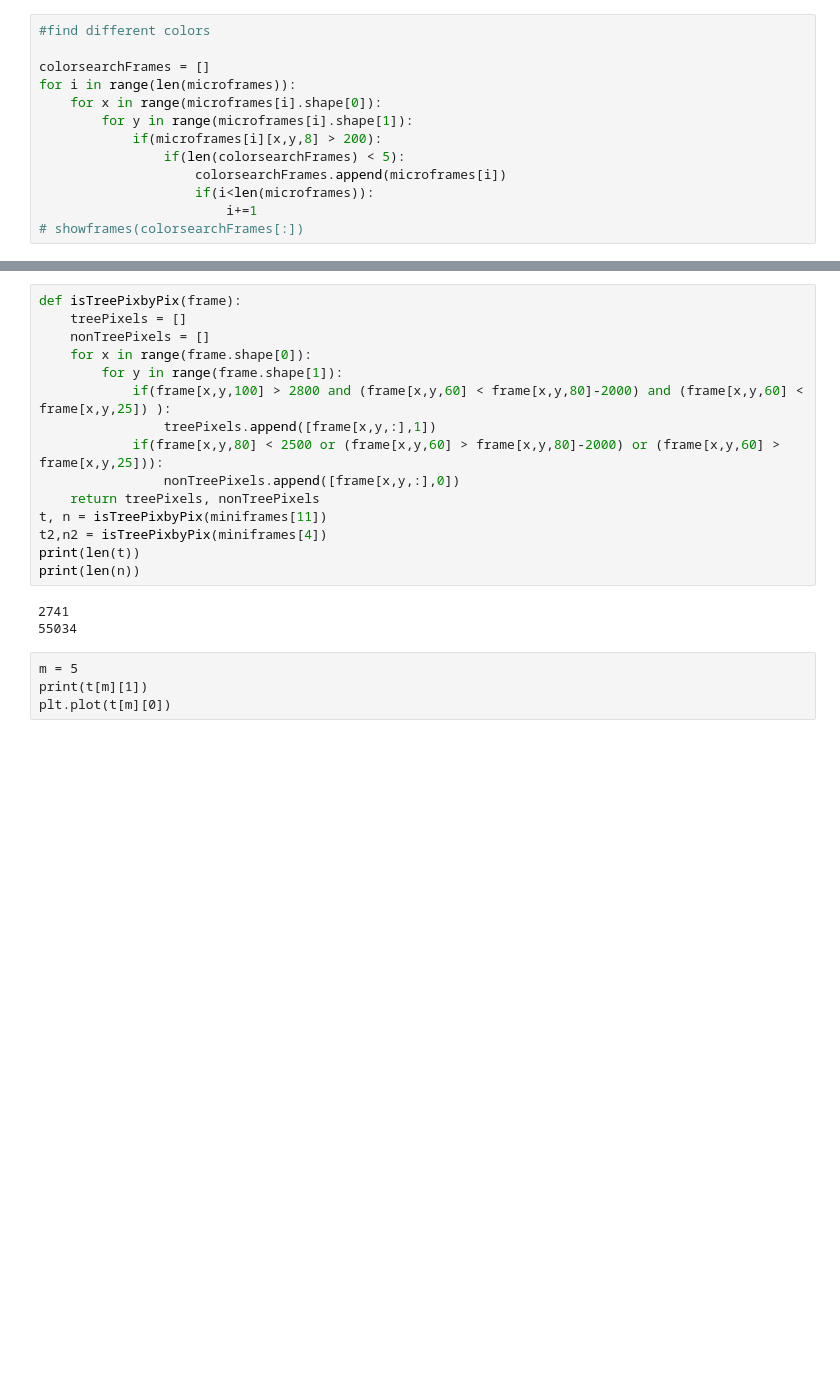
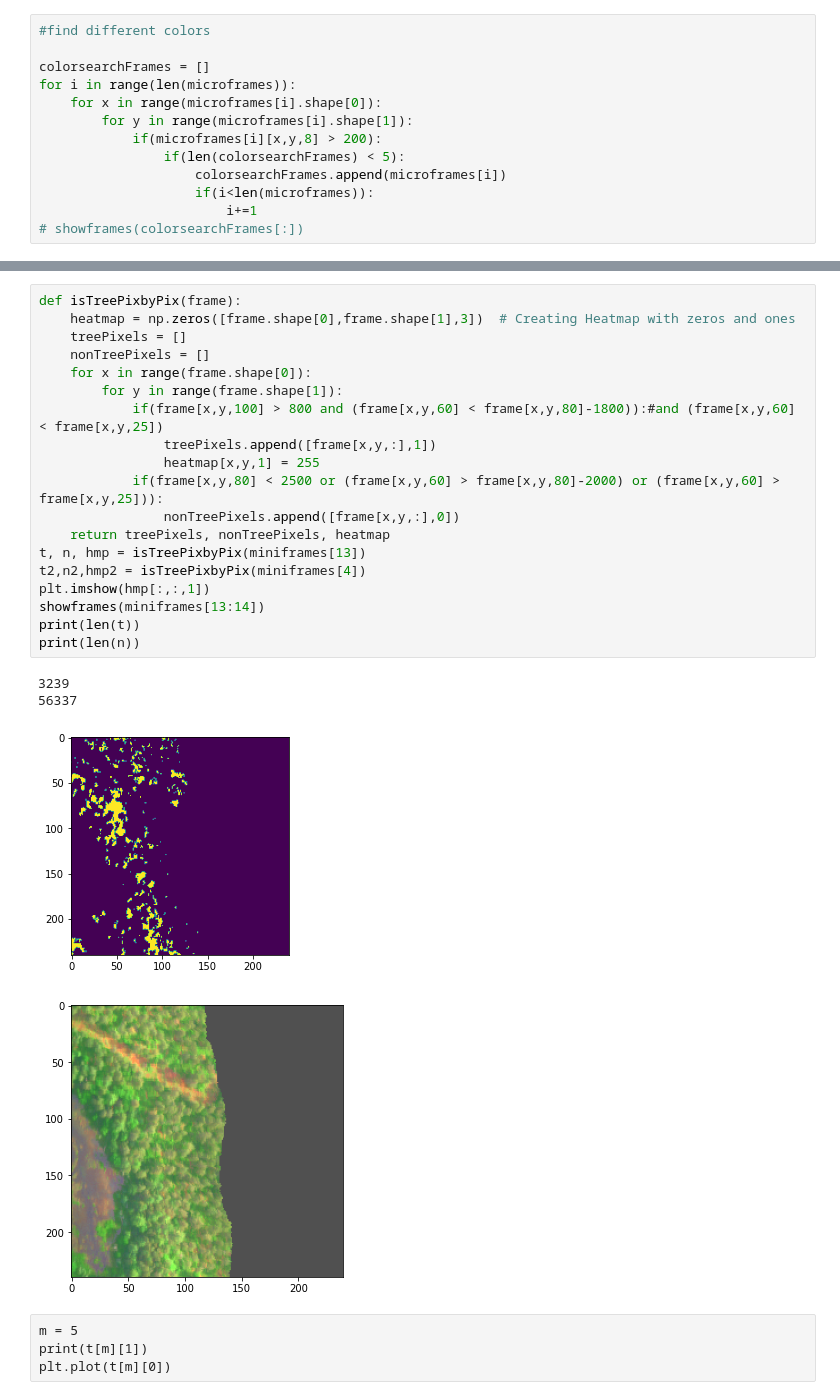
Before and after one commit to KopiousKarp/UD_ELEG404_TreeProject, a Jupyter notebook: DataMining.ipynb, the cells around one changed output, grey strips where cells are left out. Drawn from its saved outputs; the diff is of its cells as text; blank space fills up the shorter version.

```diff
--- a/DataMining.ipynb
+++ b/DataMining.ipynb
@@ -174,21 +177,27 @@ plt.legend()
 # %%
 def isTreePixbyPix(frame):
+    heatmap = np.zeros([frame.shape[0],frame.shape[1],3])  # Creating Heatmap with zeros and ones
     treePixels = []
     nonTreePixels = []
     for x in range(frame.shape[0]):
         for y in range(frame.shape[1]):
-            if(frame[x,y,100] > 2800 and (frame[x,y,60] < frame[x,y,80]-2000) and (frame[x,y,60] < frame[x,y,25]) ):
+            if(frame[x,y,100] > 800 and (frame[x,y,60] < frame[x,y,80]-1800)):#and (frame[x,y,60] < frame[x,y,25])
                 treePixels.append([frame[x,y,:],1])
+                heatmap[x,y,1] = 255
             if(frame[x,y,80] < 2500 or (frame[x,y,60] > frame[x,y,80]-2000) or (frame[x,y,60] > frame[x,y,25])):
                 nonTreePixels.append([frame[x,y,:],0])
-    return treePixels, nonTreePixels
-t, n = isTreePixbyPix(miniframes[11])
-t2,n2 = isTreePixbyPix(miniframes[4])
+    return treePixels, nonTreePixels, heatmap
+t, n, hmp = isTreePixbyPix(miniframes[13])
+t2,n2,hmp2 = isTreePixbyPix(miniframes[4])
+plt.imshow(hmp[:,:,1])
+showframes(miniframes[13:14])
 print(len(t))
 print(len(n))
 # %% [output]
-2741
-55034
+3239
+56337
+[figure, added]
+[figure, added]
 # %% [raw]
 m = 5
 print(t[m][1])
```
Also changed, not shown: parts of 5 cells of this notebook, 1 other file.
